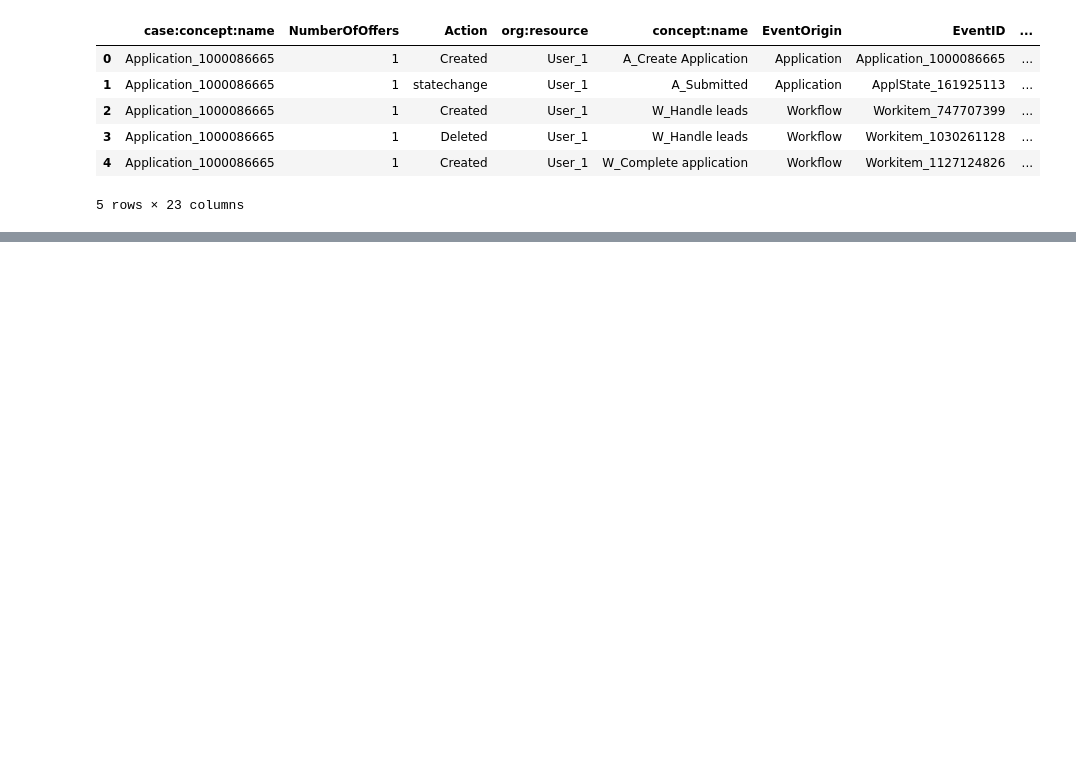
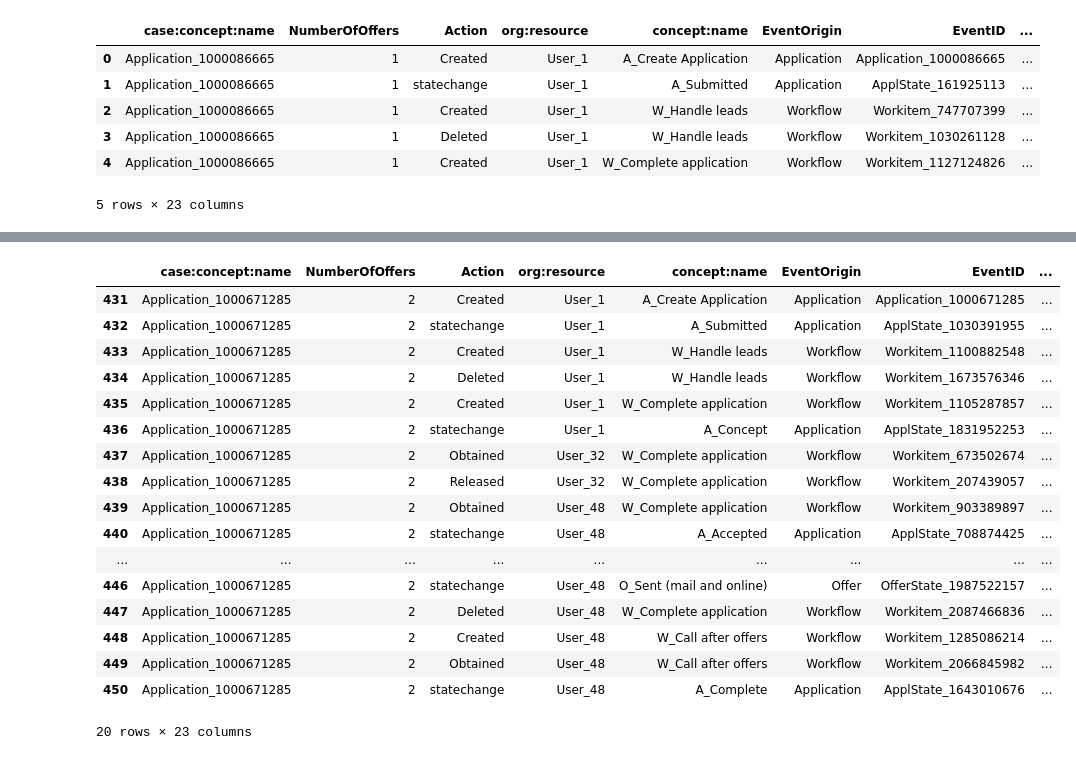
Before and after one commit to Mals77/master-thesis, a Jupyter notebook: preprocessing.ipynb, the cells around one changed output, grey strips where cells are left out. Drawn from its saved outputs; the diff is of its cells as text; code cells hidden in the pictures; blank space fills up the shorter version.

```diff
--- a/preprocessing.ipynb
+++ b/preprocessing.ipynb
@@ -103,0 +97,5 @@ enhancedLog.loc[[1, 479, 639, 738]]
+# %%
+#importlib.reload(readDataset)
+import readDataset
+log = readDataset.readEnhancedData()
+log.head()
@@ -104,3 +123,32 @@ enhancedLog.loc[[1, 479, 639, 738]]
+# %%
+caseNr_offer_2 = log[log['NumberOfOffers'] == 2]['case:concept:name'].iloc[0]
+caseNr_offer_3 = log[log['NumberOfOffers'] == 3]['case:concept:name'].iloc[0]
+caseNr_offer_4 = log[log['NumberOfOffers'] == 4]['case:concept:name'].iloc[0]
+
+rows_offer_2 = log[log['case:concept:name'] == caseNr_offer_2]
+rows_offer_3 = log[log['case:concept:name'] == caseNr_offer_3]
+rows_offer_2.head(20)
+# concatenated_df = pd.concat([rows_offer_2, rows_offer_3])
+# concatenated_df
+# %% [output]
+|  | case:concept:name | NumberOfOffers | Action | org:resource | concept:name | EventOrigin | EventID | ... |
+| 431 | Application_1000671285 | 2 | Created | User_1 | A_Create Application | Application | Application_1000671285 | ... |
+| 432 | Application_1000671285 | 2 | statechange | User_1 | A_Submitted | Application | ApplState_1030391955 | ... |
+| 433 | Application_1000671285 | 2 | Created | User_1 | W_Handle leads | Workflow | Workitem_1100882548 | ... |
+| 434 | Application_1000671285 | 2 | Deleted | User_1 | W_Handle leads | Workflow | Workitem_1673576346 | ... |
+| 435 | Application_1000671285 | 2 | Created | User_1 | W_Complete application | Workflow | Workitem_1105287857 | ... |
+| 436 | Application_1000671285 | 2 | statechange | User_1 | A_Concept | Application | ApplState_1831952253 | ... |
+| 437 | Application_1000671285 | 2 | Obtained | User_32 | W_Complete application | Workflow | Workitem_673502674 | ... |
+| 438 | Application_1000671285 | 2 | Released | User_32 | W_Complete application | Workflow | Workitem_207439057 | ... |
+| 439 | Application_1000671285 | 2 | Obtained | User_48 | W_Complete application | Workflow | Workitem_903389897 | ... |
+| 440 | Application_1000671285 | 2 | statechange | User_48 | A_Accepted | Application | ApplState_708874425 | ... |
+| ... | ... | ... | ... | ... | ... | ... | ... | ... |
+| 446 | Application_1000671285 | 2 | statechange | User_48 | O_Sent (mail and online) | Offer | OfferState_1987522157 | ... |
+| 447 | Application_1000671285 | 2 | Deleted | User_48 | W_Complete application | Workflow | Workitem_2087466836 | ... |
+| 448 | Application_1000671285 | 2 | Created | User_48 | W_Call after offers | Workflow | Workitem_1285086214 | ... |
+| 449 | Application_1000671285 | 2 | Obtained | User_48 | W_Call after offers | Workflow | Workitem_2066845982 | ... |
+| 450 | Application_1000671285 | 2 | statechange | User_48 | A_Complete | Application | ApplState_1643010676 | ... |
+20 rows × 23 columns
 # %%
 import pandas as pd
 enhancedLog["time:timestamp"] = pd.to_datetime(enhancedLog["time:timestamp"], format='ISO8601')
```
Also changed, not shown: parts of 6 cells of this notebook, 3 other files.
